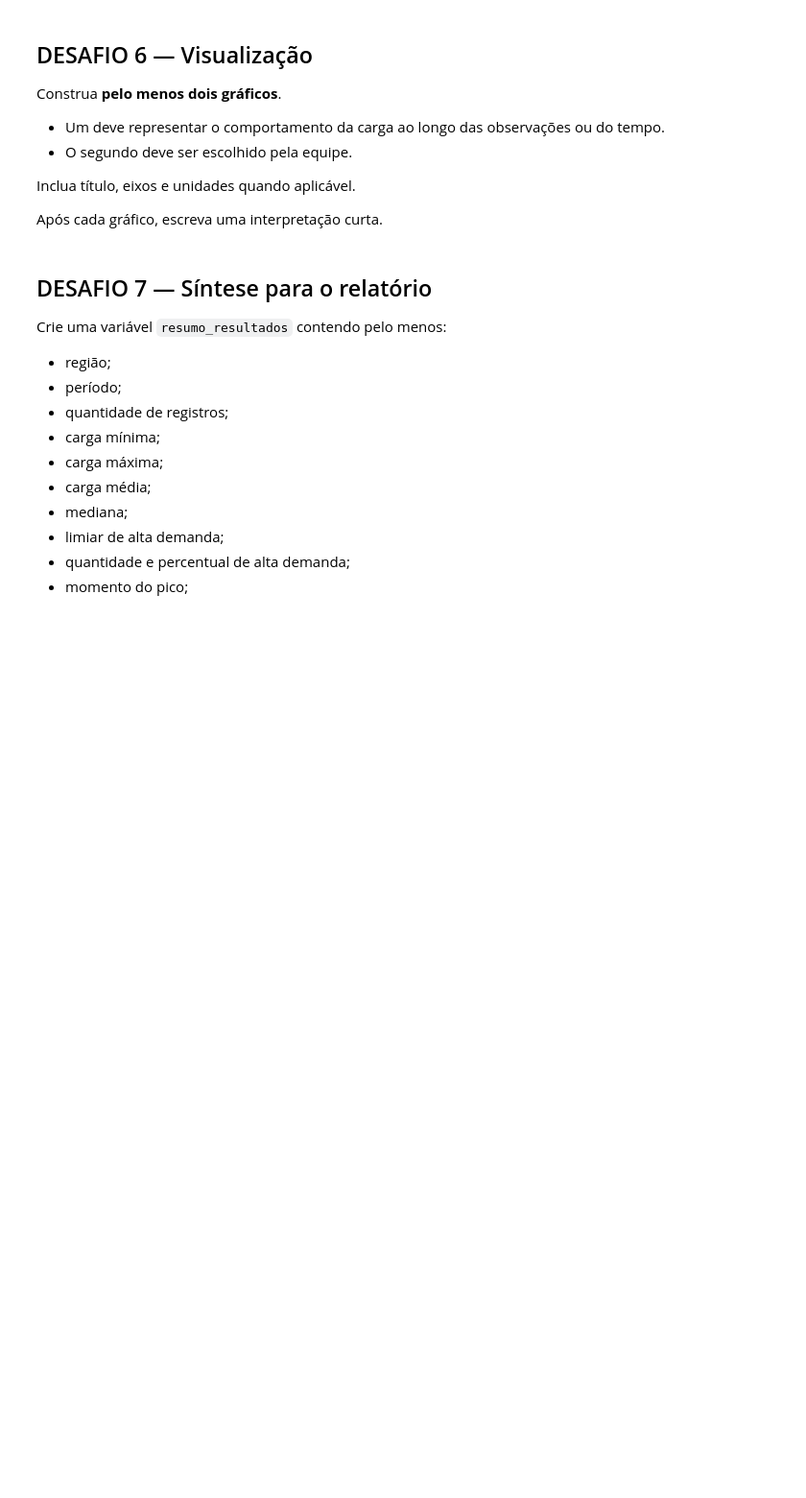
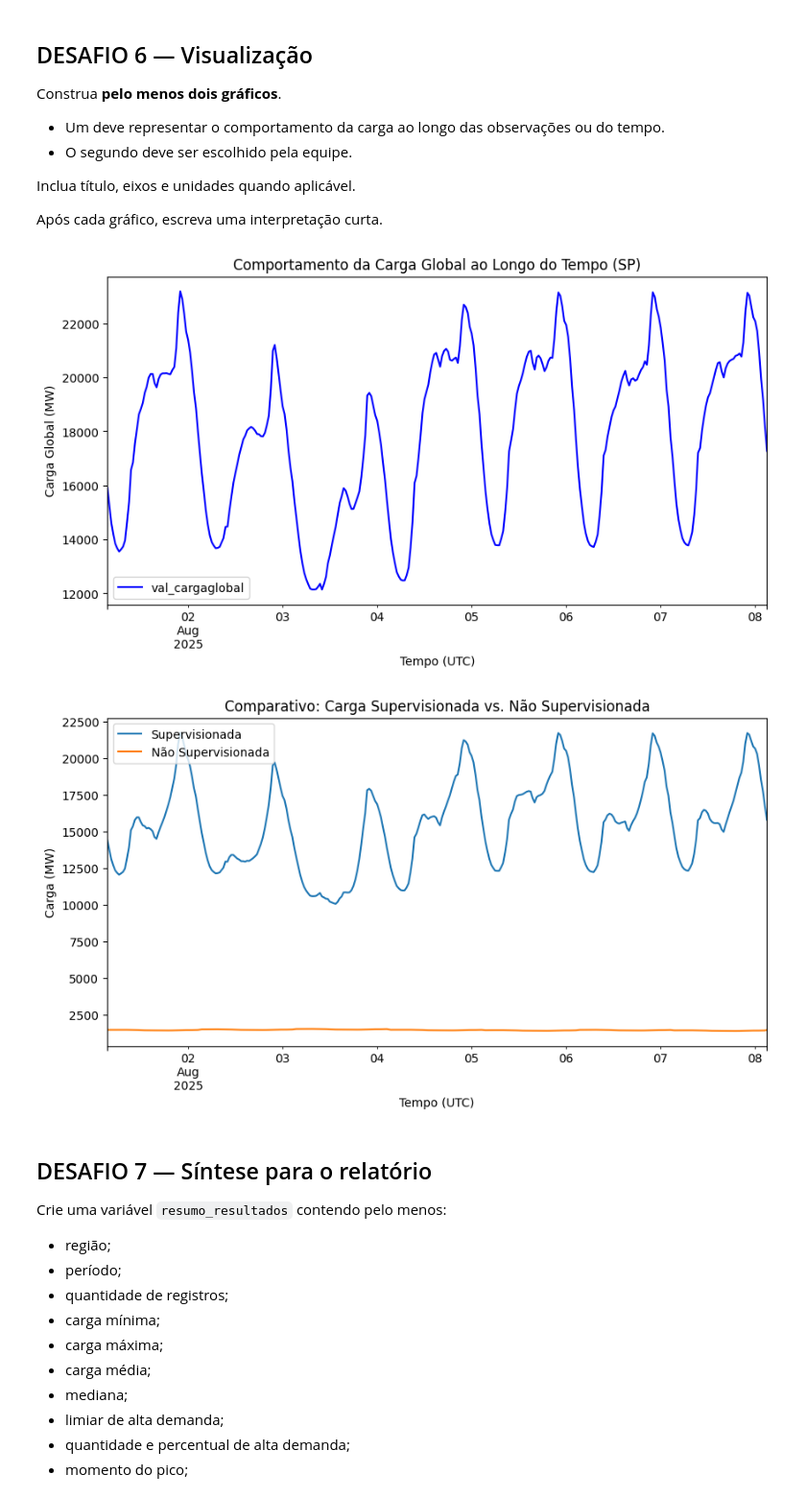
Before and after one commit to munizgui/CP4_SERS, a Jupyter notebook: Desafio_Final_Energia_ONS_API_Colab_(1).ipynb, the cells around one changed output. Shown at 96% size. Cells and saved outputs as stored; diff of their text form; code cells hidden in the pictures; blank space fills up the shorter version.

```diff
--- a/Desafio_Final_Energia_ONS_API_Colab_(1).ipynb
+++ b/Desafio_Final_Energia_ONS_API_Colab_(1).ipynb
@@ -410,3 +408,32 @@ Após cada gráfico, escreva uma interpretação curta.
+# %%
+# Desenvolva aqui o DESAFIO 6
+
+import pandas as pd
+import matplotlib.pyplot as plt
+
+# data/hora
+dados['din_referenciautc'] = pd.to_datetime(dados['din_referenciautc'])
+
+# GRÁFICO 1: Comportamento da carga ao longo do tempo
+dados.plot(x='din_referenciautc', y='val_cargaglobal', figsize=(10, 5), color='blue')
+
+plt.title('Comportamento da Carga Global ao Longo do Tempo (SP)')
+plt.xlabel('Tempo (UTC)')
+plt.ylabel('Carga Global (MW)')
+plt.show()
+
+# GRÁFICO 2: Comparativo Carga Supervisionada vs Não Supervisionada
+
+dados.plot(x='din_referenciautc', y=['val_cargasupervisionada', 'val_carganaosupervisionada'], figsize=(10, 5))
+
+plt.title('Comparativo: Carga Supervisionada vs. Não Supervisionada')
+plt.xlabel('Tempo (UTC)')
+plt.ylabel('Carga (MW)')
+plt.legend(['Supervisionada', 'Não Supervisionada'])
+plt.show()
+# %% [output]
+[figure, added]
+[figure, added]
 # %% [markdown]
 ## DESAFIO 7 — Síntese para o relatório
 
```
Also changed, not shown: parts of 5 cells of this notebook.
